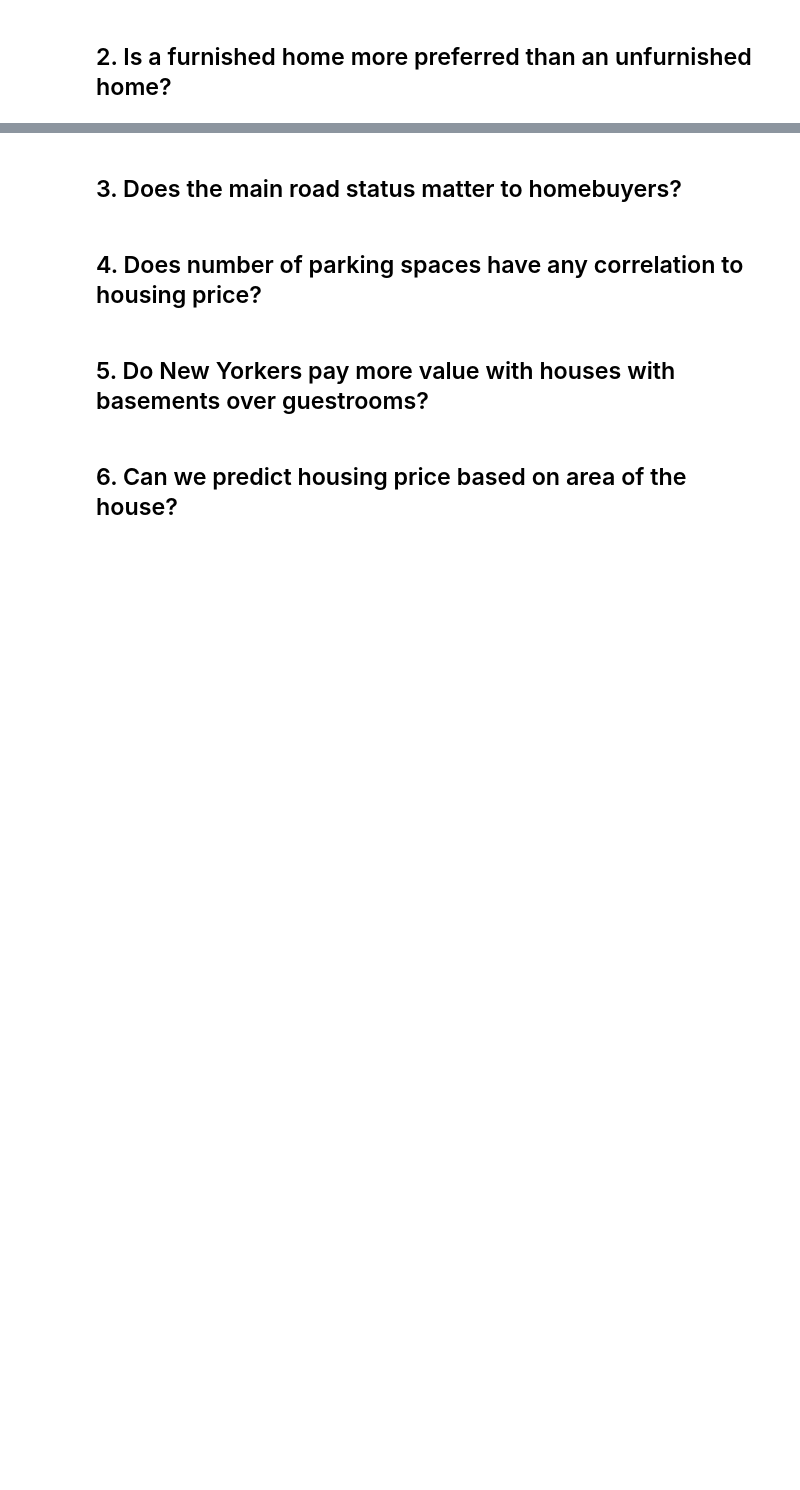
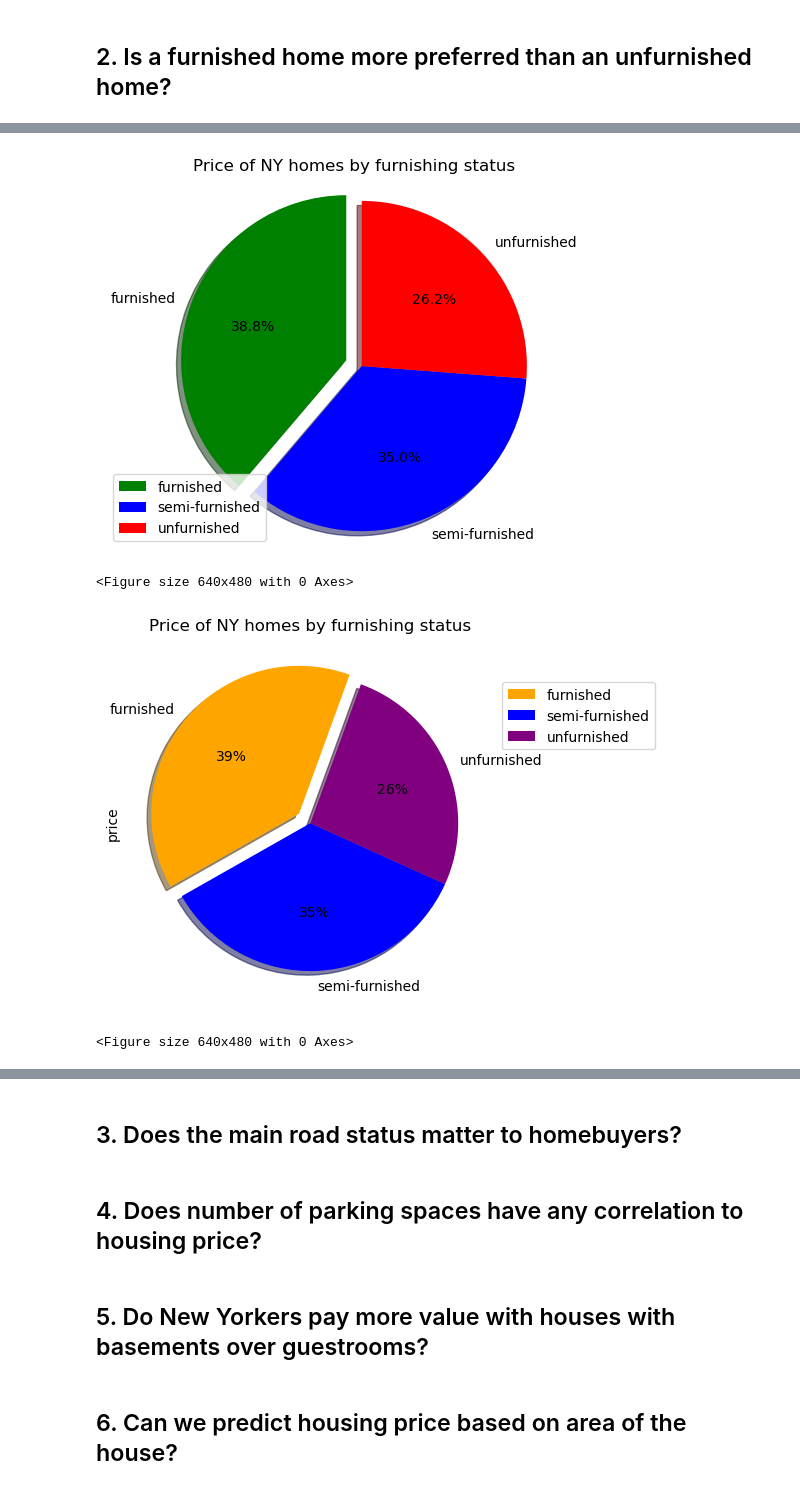
Before and after one commit to alanaadams/Project1, a Jupyter notebook: HomeattributePricing.ipynb, the cells around one changed output, grey strips where cells are left out. Cells and saved outputs as stored; diff of their text form; code cells hidden in the pictures; blank space fills up the shorter version.

```diff
--- a/HomeattributePricing.ipynb
+++ b/HomeattributePricing.ipynb
@@ -60,3 +148,7 @@ df
 ## 2. Is a furnished home more preferred than an unfurnished home?
 # %%
 #Group the housing price by  furnishing status and get mean, median, mode, std deviation and variance by the furnishing status
+ny_hsng_furstat_df = ny_housing_copy_df.groupby('furnishingstatus').median()["price"]
+ny_hsng_furstat_df = ny_hsng_furstat_df.reset_index(drop=False)
+ny_hsng_furstat_df['price'] = ny_hsng_furstat_df['price']/1000000
+ny_hsng_furstat_df.describe()
@@ -66,0 +165,33 @@ df
+# %%
+# Generate a pie plot showing the distribution of furnishing status using pyplot
+pie_plot_df = ny_hsng_furstat_df
+
+plt.title("Price of NY homes by furnishing status")
+colors = ["green", "blue","red"]
+labels = pie_plot_df["furnishingstatus"]
+explode = (0.1,0,0)
+
+plt.pie(pie_plot_df["price"], explode=explode, labels=labels, colors=colors,
+        autopct="%1.1f%%", shadow=True, startangle=90)
+plt.legend(loc="lower left")
+plt.axis("equal")
+plt.show()
+#save the plot as figure
+plt.savefig("output_data/Fig1.png")
+#*****************************************************************************************
+# Generate a pie plot showing the distribution of furnishing status using Pandas
+
+colors = ["orange", "blue", "purple"]
+labels = pie_plot_df["furnishingstatus"]
+explode = (0.1,0,0)
+
+pie_plt_a = pie_plot_df.plot(kind='pie', y="price", explode = explode, colors = colors, labels = labels,legend=True, title='Price of NY homes by furnishing status', autopct='%1.0f%%', startangle = 70, shadow = True)
+pie_plt_a.legend(bbox_to_anchor=(1, .9), loc='upper left')
+plt.show()
+#save the plot as figure
+plt.savefig("output_data/Fig2.png")
+# %% [output]
+[figure, added]
+<Figure size 640x480 with 0 Axes>
+[figure, added]
+<Figure size 640x480 with 0 Axes>
```
Also changed, not shown: parts of 27 cells of this notebook, 4 other files.
